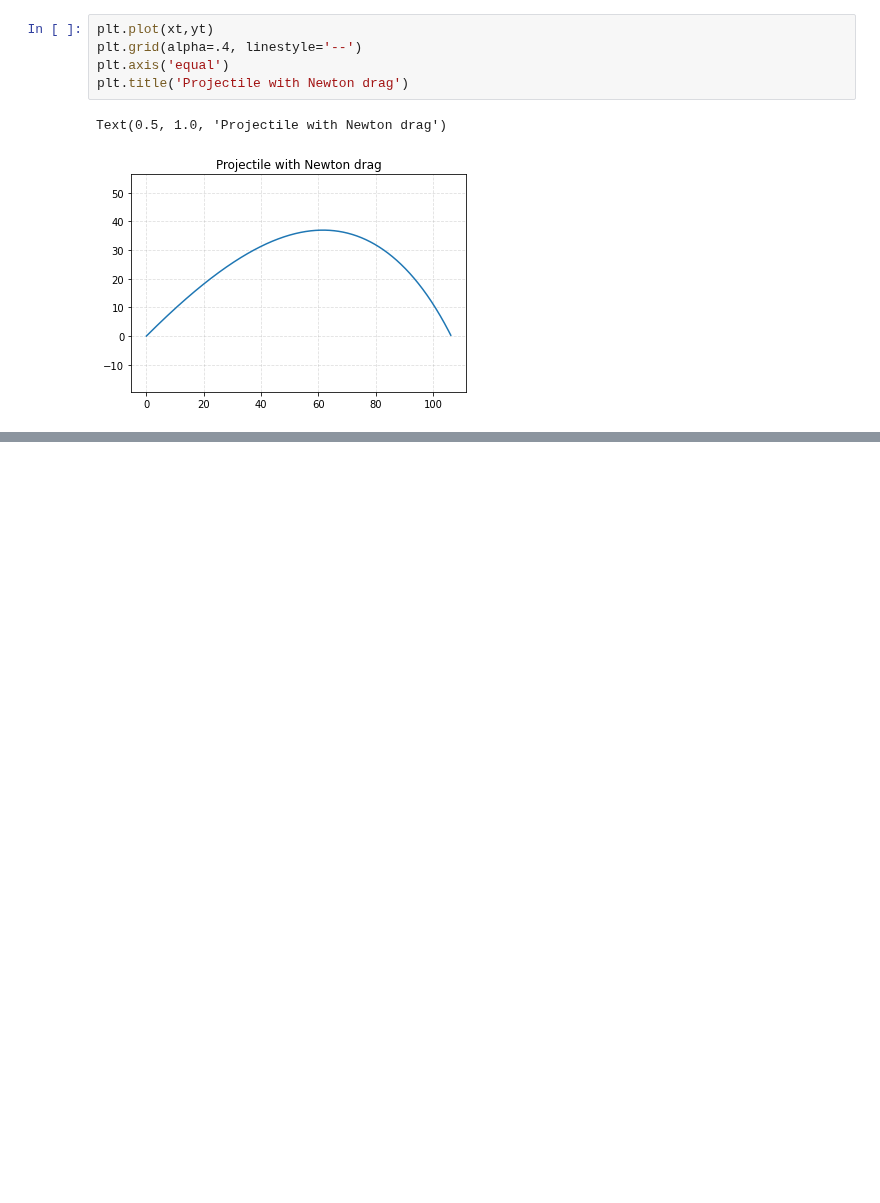
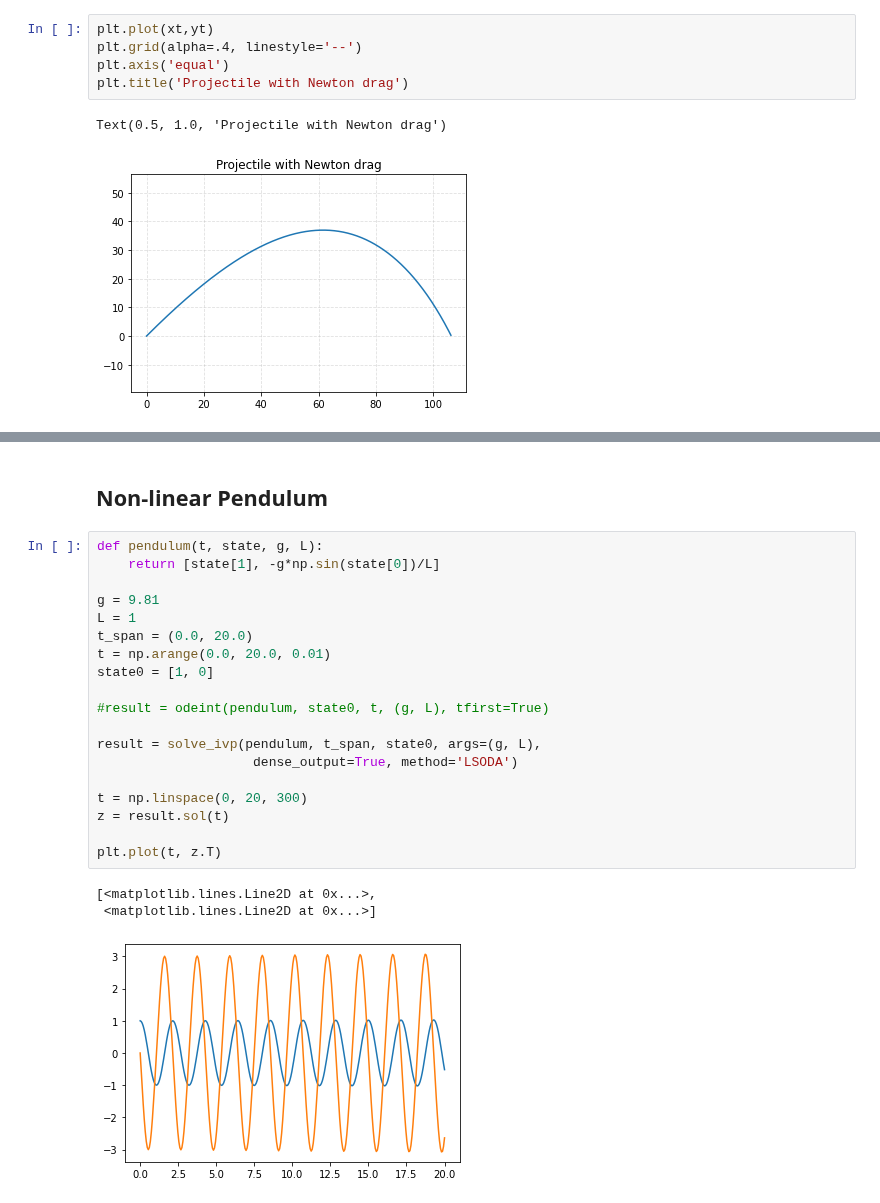
Before and after one commit to algorythmist/computational-physics, a Jupyter notebook: odes.ipynb, the cells around one changed output, grey strips where cells are left out. Drawn from its saved outputs; the diff is of its cells as text; blank space fills up the shorter version.

```diff
--- a/odes.ipynb
+++ b/odes.ipynb
@@ -158,0 +203,25 @@ Text(0.5, 1.0, 'Projectile with Newton drag')
+# %% [markdown]
+## Non-linear Pendulum
+# %%
+def pendulum(t, state, g, L):
+    return [state[1], -g*np.sin(state[0])/L]
+
+g = 9.81
+L = 1
+t_span = (0.0, 20.0)
+t = np.arange(0.0, 20.0, 0.01)
+state0 = [1, 0]
+
+#result = odeint(pendulum, state0, t, (g, L), tfirst=True)
+
+result = solve_ivp(pendulum, t_span, state0, args=(g, L),
+                    dense_output=True, method='LSODA')
+
+t = np.linspace(0, 20, 300)
+z = result.sol(t)
+
+plt.plot(t, z.T)
+# %% [output]
+[<matplotlib.lines.Line2D at 0x...>,
+ <matplotlib.lines.Line2D at 0x...>]
+[figure, added]
```
Also changed, not shown: parts of 7 cells of this notebook, 3 other files.
